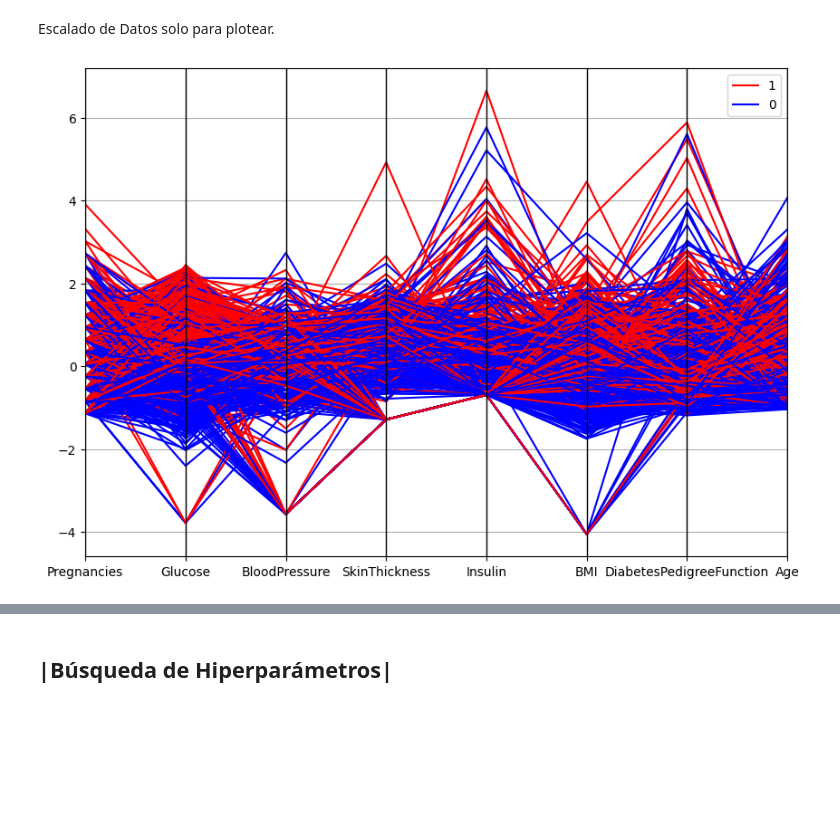
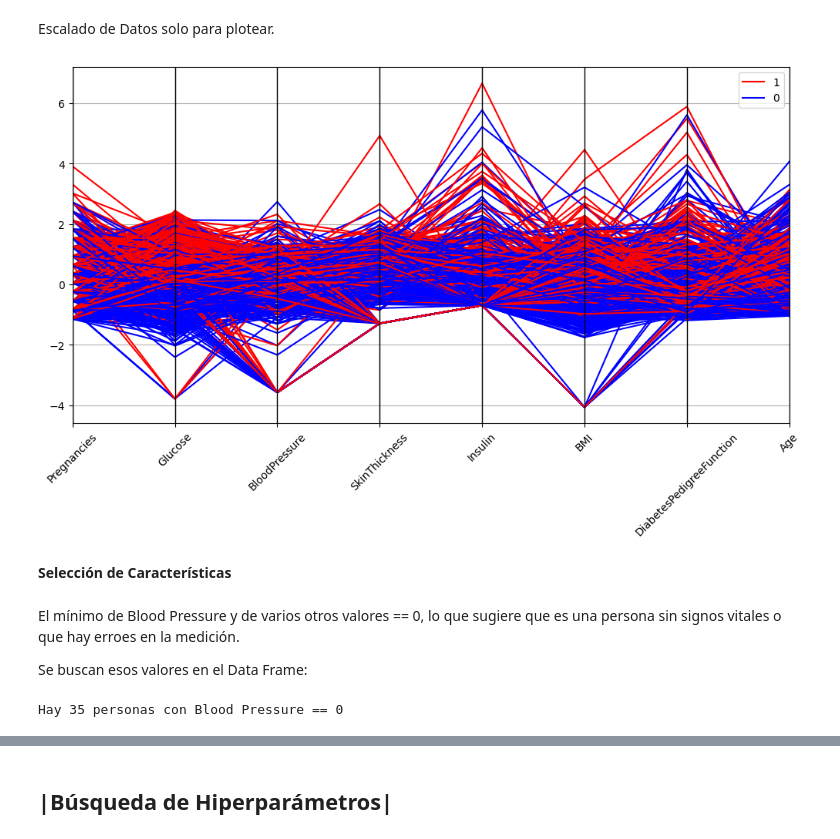
Before and after one commit to 4GeeksAcademy/Arboles_, a Jupyter notebook: src/Descion_Tree.ipynb, the cells around one changed output, grey strips where cells are left out. Cells and saved outputs as stored; diff of their text form; code cells hidden in the pictures; blank space fills up the shorter version.

Commit message:
Entrega

```diff
--- a/src/Descion_Tree.ipynb
+++ b/src/Descion_Tree.ipynb
@@ -118,19 +122,24 @@ plt.show()
 Escalado de Datos solo para plotear.
 # %%
 
-scaler = StandardScaler()
+# Relación entre las características de nuestro dataset escalado:
 
-vars = data.drop("Outcome", axis=1)
-
-sc_vars = scaler.fit_transform(vars)
-
-
-sc_data = pd.DataFrame(sc_vars, columns=vars.columns)
-sc_data["Outcome"] = data["Outcome"]
-
-# Plot paralelo
-plt.figure(figsize=(10, 7))
-parallel_coordinates(sc_data, "Outcome", color=["red", "blue"])
+data_sc = pd.DataFrame(data=StandardScaler().fit_transform(data.drop(['Outcome'], axis=1)), columns=data.columns[:-1])
+data_sc['Outcome'] = data.Outcome
+plt.figure(figsize=(12, 6))
+pd.plotting.parallel_coordinates(data_sc, 'Outcome', color=['red', 'blue'])
+plt.xticks(rotation=45)
 plt.show()
 # %% [output]
-[figure, old version]
+[figure, new version]
+# %% [markdown]
+**Selección de Características**
+# %% [markdown]
+ El mínimo de Blood Pressure y de varios otros valores == 0, lo que sugiere que es una persona sin signos vitales o que hay erroes en la medición.
+
+ Se buscan esos valores en el Data Frame:
+# %%
+no_vit_signs = [x for x in data.BloodPressure if x == 0]
+print(f"Hay {len(no_vit_signs)} personas con Blood Pressure == 0")
+# %% [output]
+Hay 35 personas con Blood Pressure == 0
```
Also changed, not shown: parts of 29 cells of this notebook, 2 other files.
